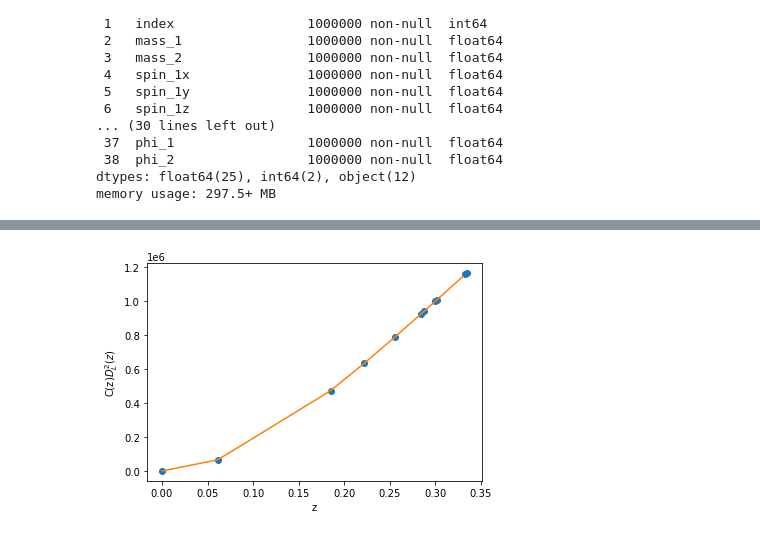
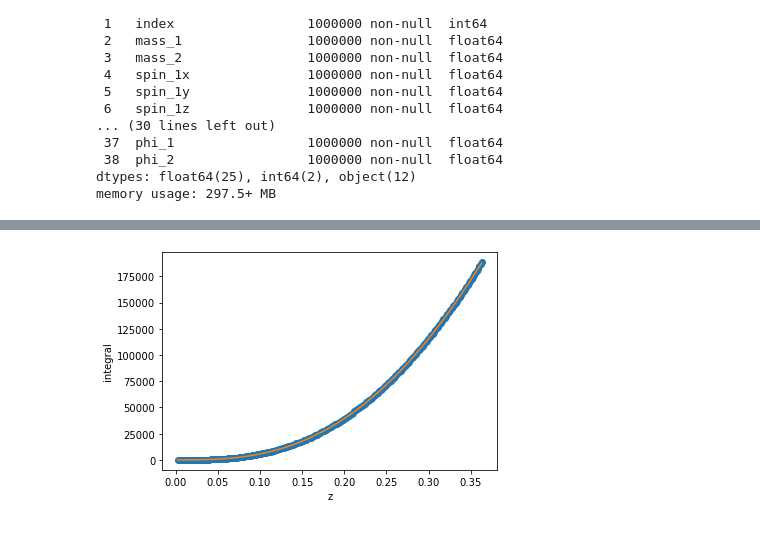
Before and after one commit to danielahyano/ligo-summer-2022, a Jupyter notebook: week_5/time-volume.ipynb, the cells around one changed output, grey strips where cells are left out. Saved outputs shown, nothing was run; the diff lists cells and outputs as text; code cells hidden in the pictures.

```diff
--- a/week_5/time-volume.ipynb
+++ b/week_5/time-volume.ipynb
@@ -184,18 +184,21 @@ from scipy import interpolate
 from astropy.cosmology import Planck18, z_at_value
 import astropy.units as u
 # %%
-ld_list = lum_distribution['luminosity_distance']
-ld_list = np.append(ld_list, 1)
+ld_list = np.arange(1, max_distance+10, 10)
 
 z_lst = list()
 for i in ld_list:
     z_lst.append(z_at_value(Planck18.luminosity_distance, i*u.Mpc).value)
+# %%
+# integrate
+from scipy import integrate
+cosmo_lst = list()
+for z in z_lst:
+    e = Planck18.efunc(z)
+    cosmo_lst.append(1/(e*(1+z)**3))
+
+kernel = np.array(cosmo_lst) * np.square(ld_list)
+integral = integrate.cumtrapz(kernel, x=z_lst)
 # %%
 # get function with interpolate
-cosmo_lst = list()
-for z in z_lst:
-    e = Planck18.efunc(z)
-    cosmo_lst.append(1/(e*(1+z)**3))
-
-kernel = np.array(cosmo_lst) * np.square(ld_list)
-f = interpolate.interp1d(z_lst, kernel)
+f = interpolate.interp1d(z_lst[1:], integral)
@@ -216,14 +205,14 @@ z_lst
 # %%
 # plot function to check!
 import matplotlib.pyplot as plt
-xnew = np.arange(np.min(z_lst), np.max(z_lst), 0.01)
+xnew = np.arange(z_lst[1], np.max(z_lst), 0.01)
 ynew = f(xnew)   # use interpolation function returned by `interp1d`
 
-plt.ylabel("C(z)$D_L^2(z)$")
+plt.ylabel("integral")
 plt.xlabel("z")
-plt.plot(z_lst, kernel, 'o')
+plt.plot(z_lst[1:], integral, 'o')
 plt.plot(xnew, ynew, '-')
 
 plt.show()
 # %% [output]
-[figure, old version]
+[figure, new version]
```
Also changed, not shown: parts of 8 cells of this notebook.
